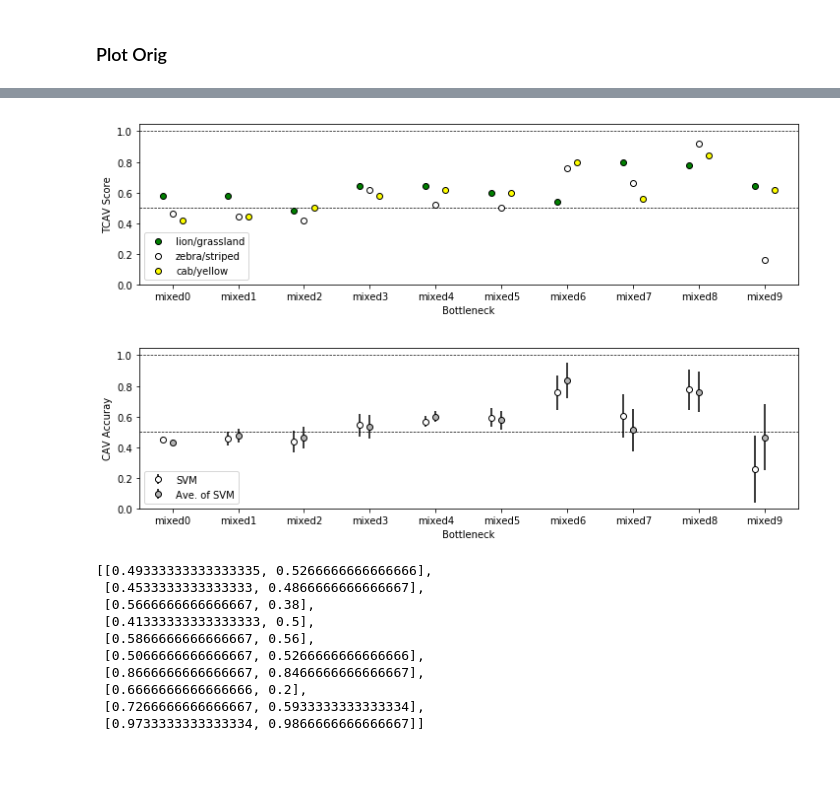
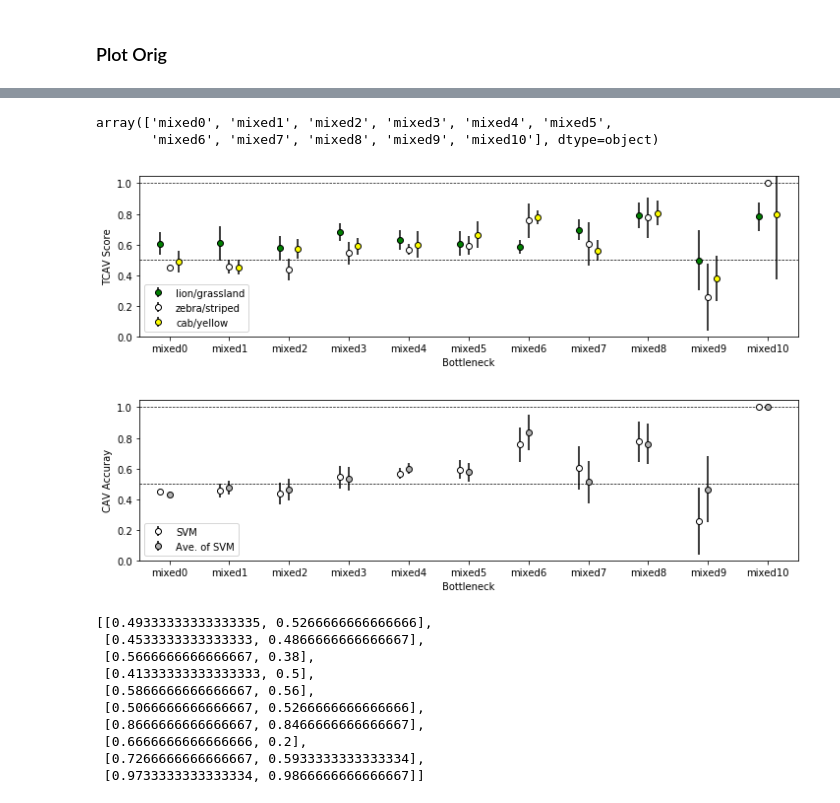
Before and after one commit to tyler-martin-12/tcav_on_azure, a Jupyter notebook: lets_plot.ipynb, the cells around one changed output, grey strips where cells are left out. Cells and saved outputs as stored; diff of their text form; code cells hidden in the pictures; blank space fills up the shorter version.

```diff
--- a/lets_plot.ipynb
+++ b/lets_plot.ipynb
@@ -17,6 +22,7 @@ df = pickle.load(open('df_orig.pkl','rb'))
 #layer_names
 # %%
 z_orig = []
+metric = 'orig_score'
 concept_n = 'random500_0'
 for layer in layer_names:
     subset = df[(df['target_class']==target_class) & (df['split_seed']==1) & (df['concept_n']==concept_n) &
@@ -29,3 +33,5 @@ for layer in layer_names:
+# %%
+layer_names = ['mixed0','mixed1','mixed2','mixed3','mixed4','mixed5','mixed6','mixed7','mixed8','mixed9','mixed10']#,'
 # %%
 target_class = 'zebra_50'
 concept_p = 'striped_sub_1'
@@ -128,30 +144,37 @@ for layer in layer_names:
+# %%
+list_of_layers = df['layer'].unique()
+# %%
+list_of_layers
+# %% [output]
+array(['mixed0', 'mixed1', 'mixed2', 'mixed3', 'mixed4', 'mixed5',
+       'mixed6', 'mixed7', 'mixed8', 'mixed9', 'mixed10'], dtype=object)
 # %%
 plt.rc('text', usetex=False)
 fig = plt.figure(figsize=[12,3])
 ticks = list_of_layers
 x = np.arange(1,list_of_layers.shape[0]+1)
 plt.xticks(range(1, len(ticks)+1, 1), ticks)
 plt.xlim(.5, len(ticks)+.5)
 _ = plt.ylim(0, 1.05)
 
-plt.scatter(x-.15,l_orig,label='lion/grassland',c='green',edgecolor='k')
-plt.scatter(x,z_orig,label='zebra/striped',c='white',edgecolor='k')
-plt.scatter(x+.15,c_orig,label='cab/yellow',c='yellow',edgecolor='k')
+#plt.scatter(x-.15,l_orig,label='lion/grassland',c='green',edgecolor='k')
+#plt.scatter(x,z_orig,label='zebra/striped',c='white',edgecolor='k')
+#plt.scatter(x+.15,c_orig,label='cab/yellow',c='yellow',edgecolor='k')
 
-#plt.errorbar(x-.15,l, yerr=l1, fmt='o',c = 'green',mec='k',ecolor='k',label='lion/grassland')
-#plt.errorbar(x,z, yerr=z1, fmt='o',c = 'white',mec='k',ecolor='k',label='zebra/striped')
-#plt.errorbar(x+.15,c, yerr=c1, fmt='o',c = 'yellow',mec='k',ecolor='k',label='cab/yellow')
+plt.errorbar(x-.15,l, yerr=l1, fmt='o',c = 'green',mec='k',ecolor='k',label='lion/grassland')
+plt.errorbar(x,z, yerr=z1, fmt='o',c = 'white',mec='k',ecolor='k',label='zebra/striped')
+plt.errorbar(x+.15,c, yerr=c1, fmt='o',c = 'yellow',mec='k',ecolor='k',label='cab/yellow')
 
 
 plt.axhline(y=1, color='k', linestyle='--',zorder=-5,linewidth=.7)
 plt.axhline(y=.5, color='k', linestyle='--',zorder=-5,linewidth=.7)
 
 plt.legend(loc='lower left')
 plt.ylabel('TCAV Score')
 plt.xlabel('Bottleneck')
 plt.savefig('new_figs/tcav_score/tmp.png',dpi=300,bbox_inches='tight')
 # %% [output]
-[figure, old version]
+[figure, new version]
 # %%
 plt.rc('text', usetex=False)
 fig = plt.figure(figsize=[12,3])
@@ -183,7 +206,7 @@ plt.ylabel('CAV Accuray')
 plt.xlabel('Bottleneck')
 plt.savefig('new_figs/tcav_score/tmp.png',dpi=300,bbox_inches='tight')
 # %% [output]
-[figure, old version]
+[figure, new version]
 # %%
 #df
 # %%
```
Also changed, not shown: parts of 85 cells of this notebook, 12 other files.
